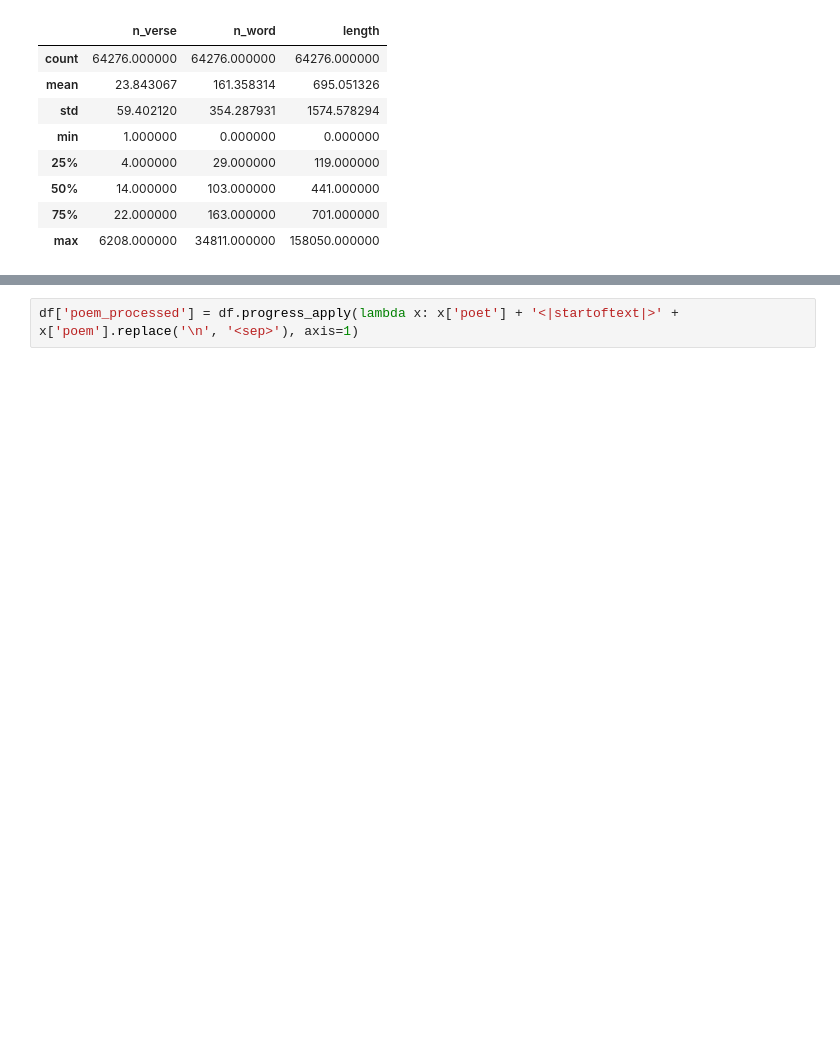
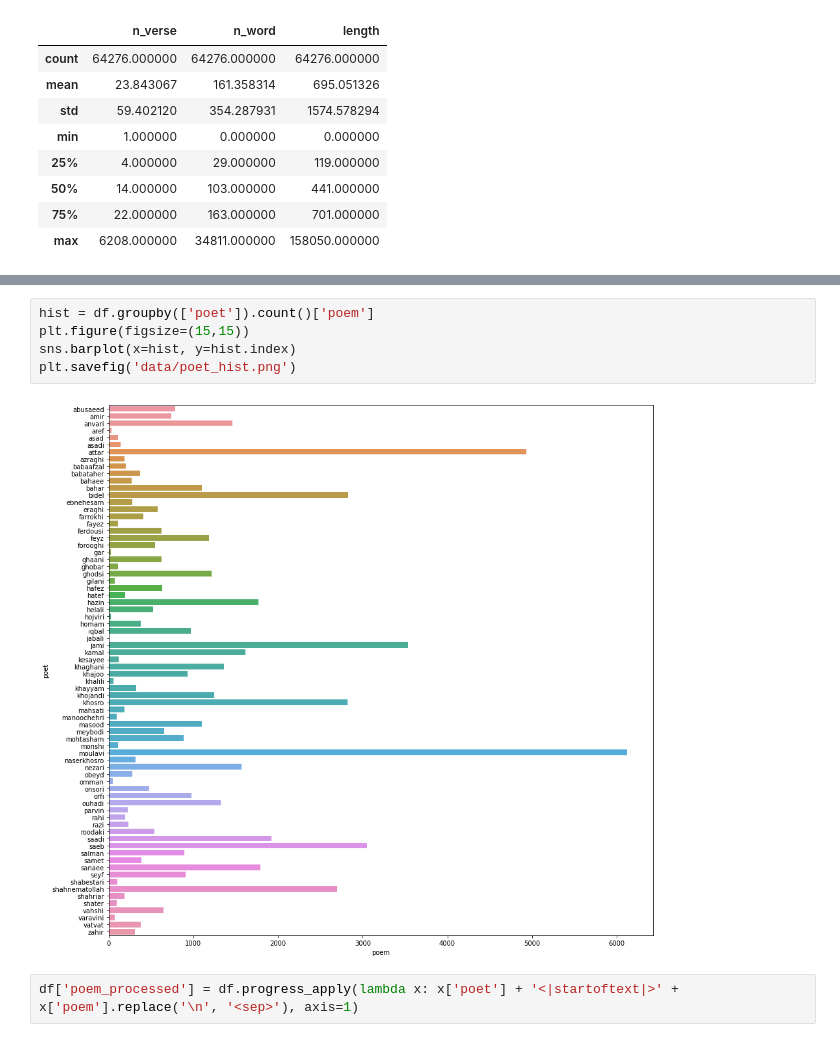
Before and after one commit to s-omranpour/Shirin-Sokhan, a Jupyter notebook: data prepration.ipynb, the cells around one changed output, grey strips where cells are left out. Cells and saved outputs as stored; diff of their text form; blank space fills up the shorter version.

```diff
--- a/data prepration.ipynb
+++ b/data prepration.ipynb
@@ -256,3 +239,10 @@ plt.show()
+# %%
+hist = df.groupby(['poet']).count()['poem']
+plt.figure(figsize=(15,15))
+sns.barplot(x=hist, y=hist.index)
+plt.savefig('data/poet_hist.png')
+# %% [output]
+[figure, added]
 # %%
 df['poem_processed'] = df.progress_apply(lambda x: x['poet'] + '<|startoftext|>' + x['poem'].replace('\n', '<sep>'), axis=1)
 # %%
```
Also changed, not shown: parts of 9 cells of this notebook, 2 other files.
